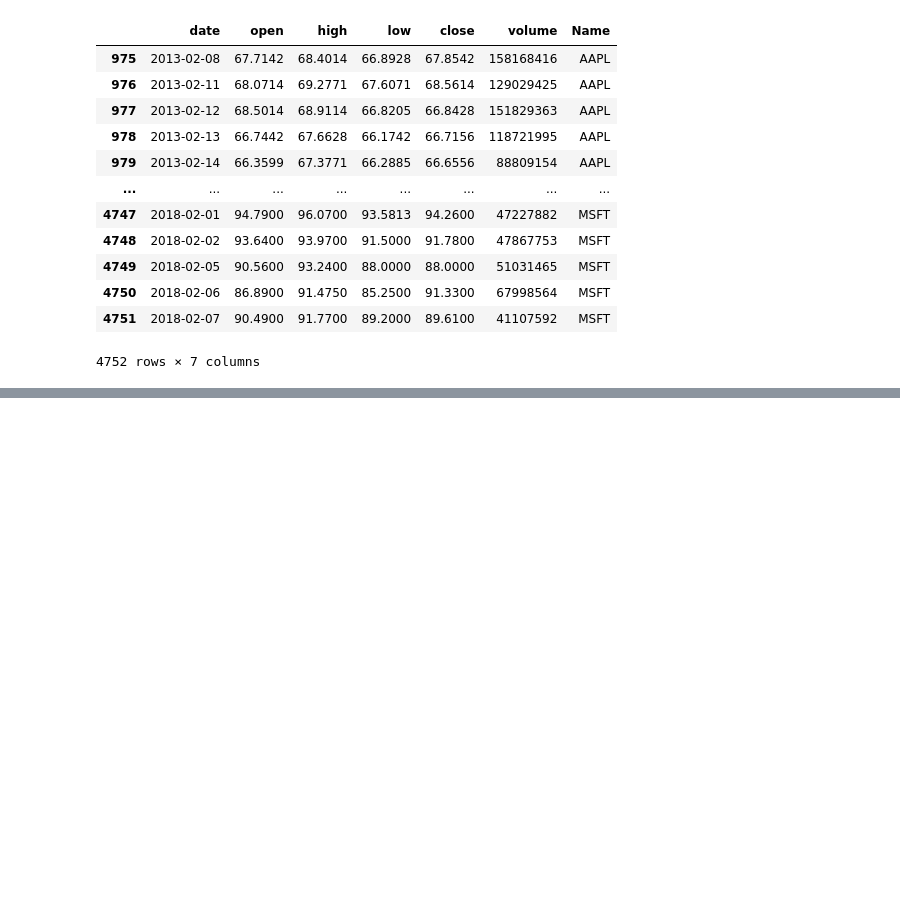
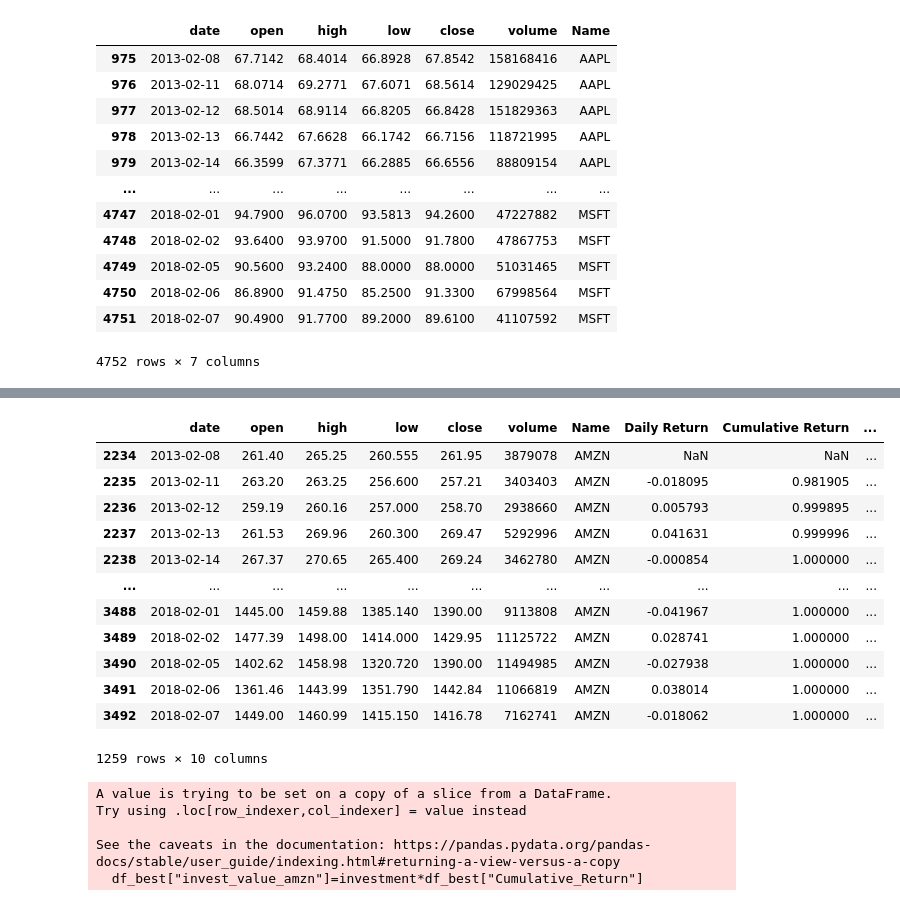
Before and after one commit to ThonteShila/DataAnalytics_Projects, a Jupyter notebook: Stock Market Data Analytics/Stock_Market_Analysis_Notebook.ipynb, the cells around one changed output, grey strips where cells are left out. Cells and saved outputs as stored; diff of their text form; code cells hidden in the pictures; blank space fills up the shorter version.

```diff
--- a/Stock Market Data Analytics/Stock_Market_Analysis_Notebook.ipynb
+++ b/Stock Market Data Analytics/Stock_Market_Analysis_Notebook.ipynb
@@ -163,0 +206,2 @@ all_data.sort_values(["Name","date"])
+# %%
+best_stock=best.idxmax()
@@ -163,0 +214,26 @@ all_data.sort_values(["Name","date"])
+# %%
+df_best=all_data[all_data["Name"]==best_stock]
+# %%
+df_best
+# %% [output]
+|  | date | open | high | low | close | volume | Name | Daily Return | Cumulative Return | ... |
+| 2234 | 2013-02-08 | 261.40 | 265.25 | 260.555 | 261.95 | 3879078 | AMZN | NaN | NaN | ... |
+| 2235 | 2013-02-11 | 263.20 | 263.25 | 256.600 | 257.21 | 3403403 | AMZN | -0.018095 | 0.981905 | ... |
+| 2236 | 2013-02-12 | 259.19 | 260.16 | 257.000 | 258.70 | 2938660 | AMZN | 0.005793 | 0.999895 | ... |
+| 2237 | 2013-02-13 | 261.53 | 269.96 | 260.300 | 269.47 | 5292996 | AMZN | 0.041631 | 0.999996 | ... |
+| 2238 | 2013-02-14 | 267.37 | 270.65 | 265.400 | 269.24 | 3462780 | AMZN | -0.000854 | 1.000000 | ... |
+| ... | ... | ... | ... | ... | ... | ... | ... | ... | ... | ... |
+| 3488 | 2018-02-01 | 1445.00 | 1459.88 | 1385.140 | 1390.00 | 9113808 | AMZN | -0.041967 | 1.000000 | ... |
+| 3489 | 2018-02-02 | 1477.39 | 1498.00 | 1414.000 | 1429.95 | 11125722 | AMZN | 0.028741 | 1.000000 | ... |
+| 3490 | 2018-02-05 | 1402.62 | 1458.98 | 1320.720 | 1390.00 | 11494985 | AMZN | -0.027938 | 1.000000 | ... |
+| 3491 | 2018-02-06 | 1361.46 | 1443.99 | 1351.790 | 1442.84 | 11066819 | AMZN | 0.038014 | 1.000000 | ... |
+| 3492 | 2018-02-07 | 1449.00 | 1460.99 | 1415.150 | 1416.78 | 7162741 | AMZN | -0.018062 | 1.000000 | ... |
+1259 rows × 10 columns
+# %%
+df_best["invest_value_amzn"]=investment*df_best["Cumulative_Return"]
+# %% [output]
+A value is trying to be set on a copy of a slice from a DataFrame.
+Try using .loc[row_indexer,col_indexer] = value instead
+
+See the caveats in the documentation: https://pandas.pydata.org/pandas-docs/stable/user_guide/indexing.html#returning-a-view-versus-a-copy
+  df_best["invest_value_amzn"]=investment*df_best["Cumulative_Return"]
```
Also changed, not shown: parts of 21 cells of this notebook.
